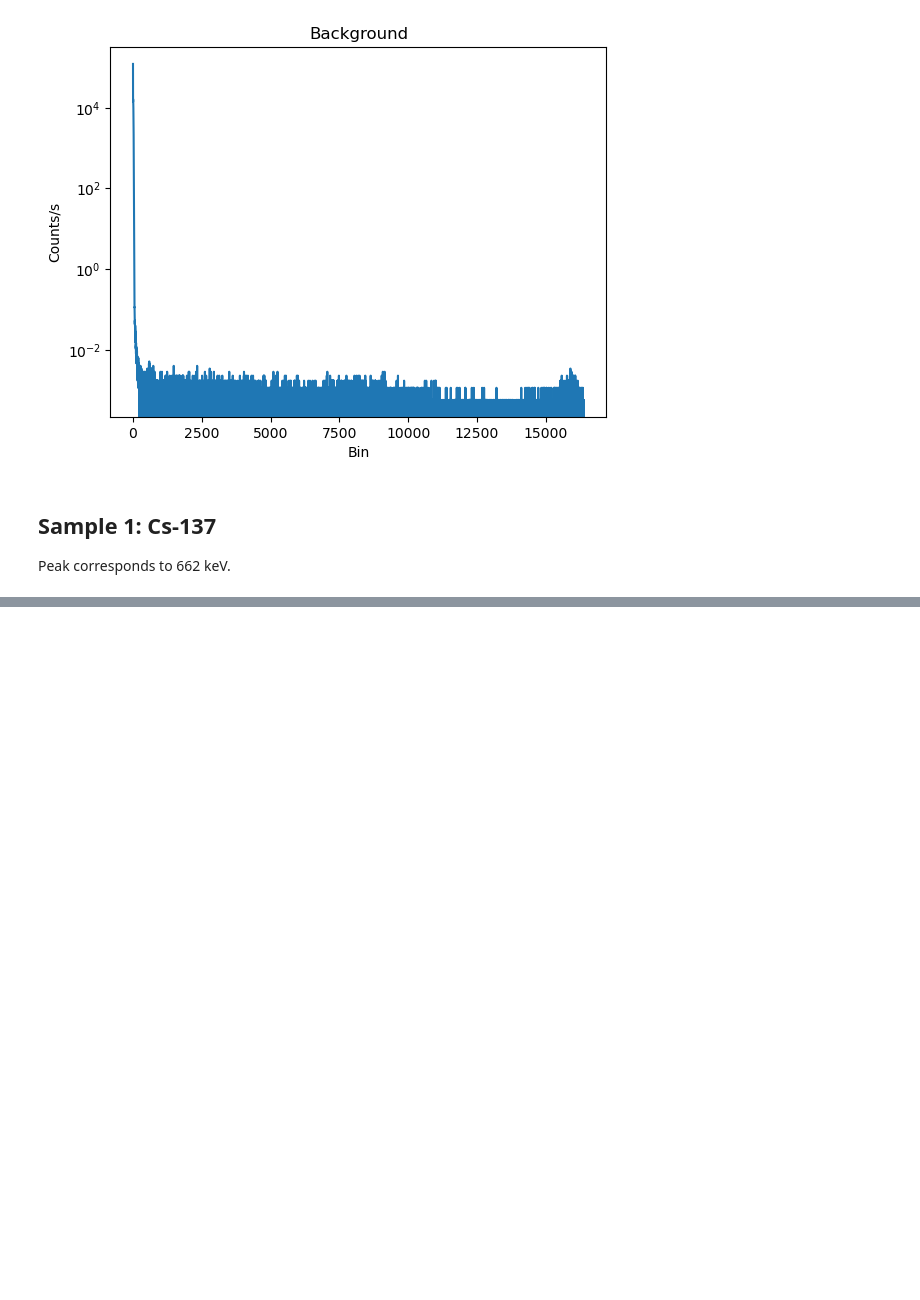
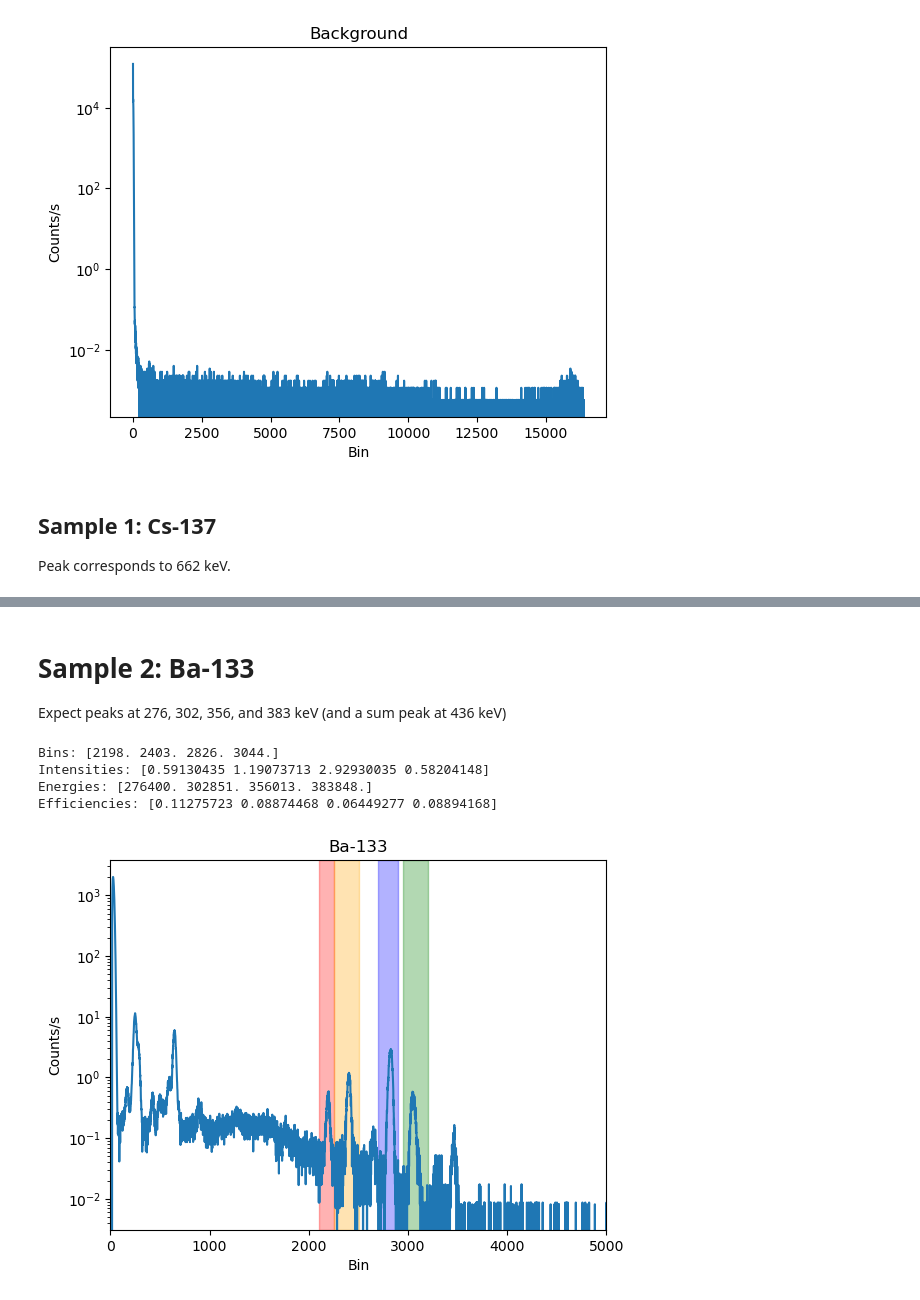
Before and after one commit to juliaeveritt/eng-phys-lab, a Jupyter notebook: E3 - Radioactivity of Air/Calibration plots.ipynb, the cells around one changed output, grey strips where cells are left out. Cells and saved outputs as stored; diff of their text form; code cells hidden in the pictures; blank space fills up the shorter version.

```diff
--- a/E3 - Radioactivity of Air/Calibration plots.ipynb
+++ b/E3 - Radioactivity of Air/Calibration plots.ipynb
@@ -68 +78,60 @@ Bin 5247 corresponds to 662 keV
+# %% [markdown]
+# Sample 2: Ba-133
+Expect peaks at 276, 302, 356, and 383 keV (and a sum peak at 436 keV)
+# %%
+filepath = 'data/ba133_x10.csv'
+duration = 115  # s
+
+df = pd.read_csv(filepath, header=7)
+df.columns = ['ch', 'n']
+
+ch = df['ch']  # bin
+n = df['n'] / duration - bg_n # counts/s
+
+plt.plot(ch, n)
+plt.xlabel('Bin')
+plt.ylabel('Counts/s')
+plt.yscale('log')
+plt.title('Ba-133')
+
+bq_meas0 = np.array([])
+indices = np.array([])
+
+search_indices = np.array([[2100, 2250], [2250, 2500], [2700, 2900], [2950, 3200]])
+for i in range(4):
+    lower_idx = search_indices[i, 0]
+    upper_idx = search_indices[i, 1]
+
+    y = n[lower_idx:upper_idx]
+    bq_meas0 = np.append(bq_meas0, np.amax(y))
+    indices = np.append(indices, y.argmax() + lower_idx)
+
+
+plt.axvspan(ch[search_indices[0, 0]], ch[search_indices[0, 1]], color='red', alpha=0.3)
+plt.axvspan(ch[search_indices[1, 0]], ch[search_indices[1, 1]], color='orange', alpha=0.3)
+plt.axvspan(ch[search_indices[2, 0]], ch[search_indices[2, 1]], color='blue', alpha=0.3)
+plt.axvspan(ch[search_indices[3, 0]], ch[search_indices[3, 1]], color='green', alpha=0.3)
+print(f'Bins: {indices}')
+# plt.axhline(amax, color="coral")
+# plt.axvline(index, color="coral")
+plt.xlim(0, 5000)
+
+print(f'Intensities: {bq_meas0}')
+
+bq_exp0 = 7.32E+3  # Expected rate of Ba-133 source [bq]
+br0 = np.array([0.07164, 0.1833, 0.6205, 0.0894, ])  # Expected branching ratios for the 4 Ba-133 peaks
+energy0 = np.array([276.4, 302.851, 356.013, 383.848]) * 1E+3  # Expected peak positions of Ba-133 source [eV]
+eff0 = bq_meas0 / (bq_exp0 * br0) * 100
+
+print(f'Energies: {energy0}')
+print(f'Efficiencies: {eff0}')
+
+eff_arr0 = [energy0, eff0]
+corr_arr0 = [indices, energy0]
+# %% [output]
+Bins: [2198. 2403. 2826. 3044.]
+Intensities: [0.59130435 1.19073713 2.92930035 0.58204148]
+Energies: [276400. 302851. 356013. 383848.]
+Efficiencies: [0.11275723 0.08874468 0.06449277 0.08894168]
+[figure, added]
 # %% [markdown]
```
Also changed, not shown: parts of 18 cells of this notebook, 5 other files.
